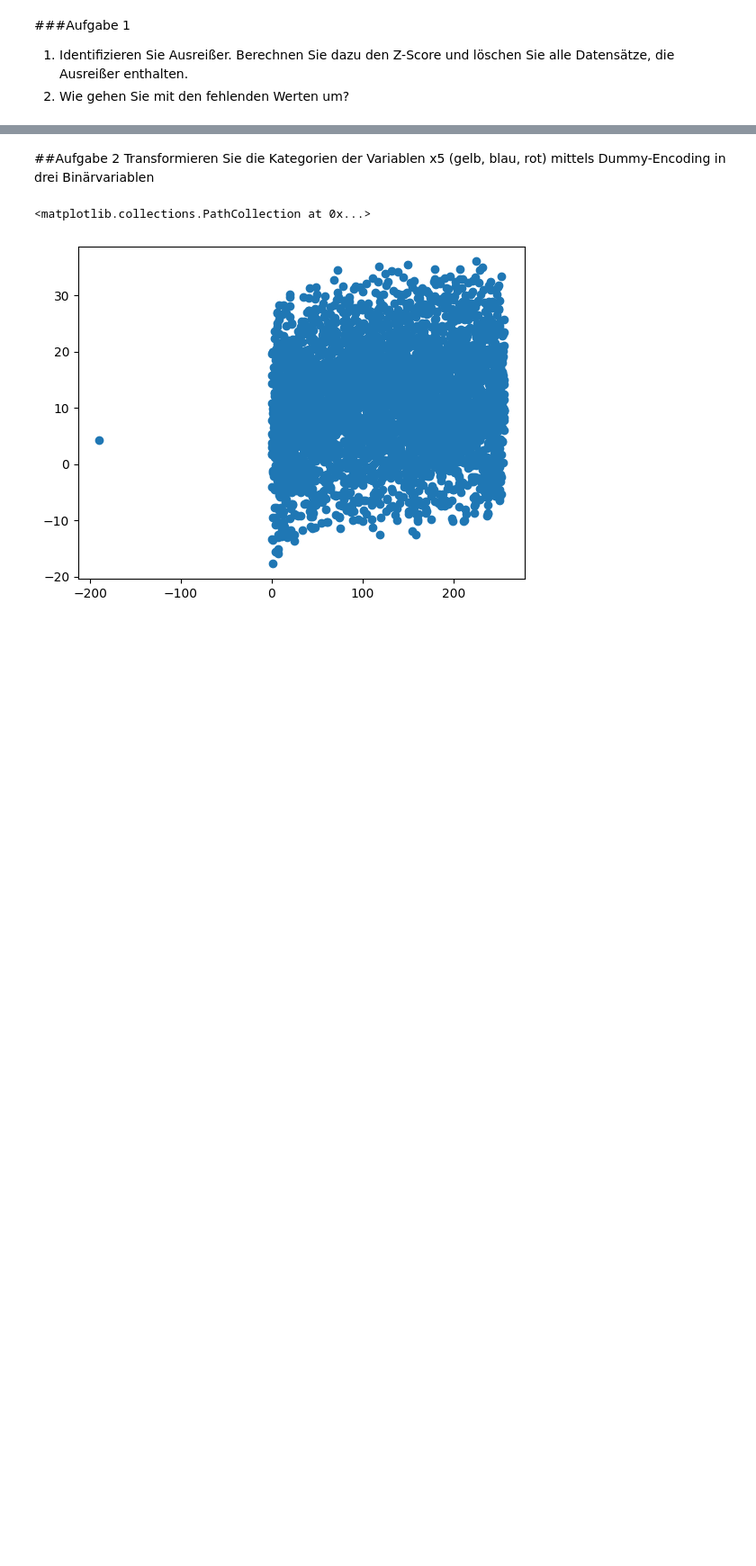
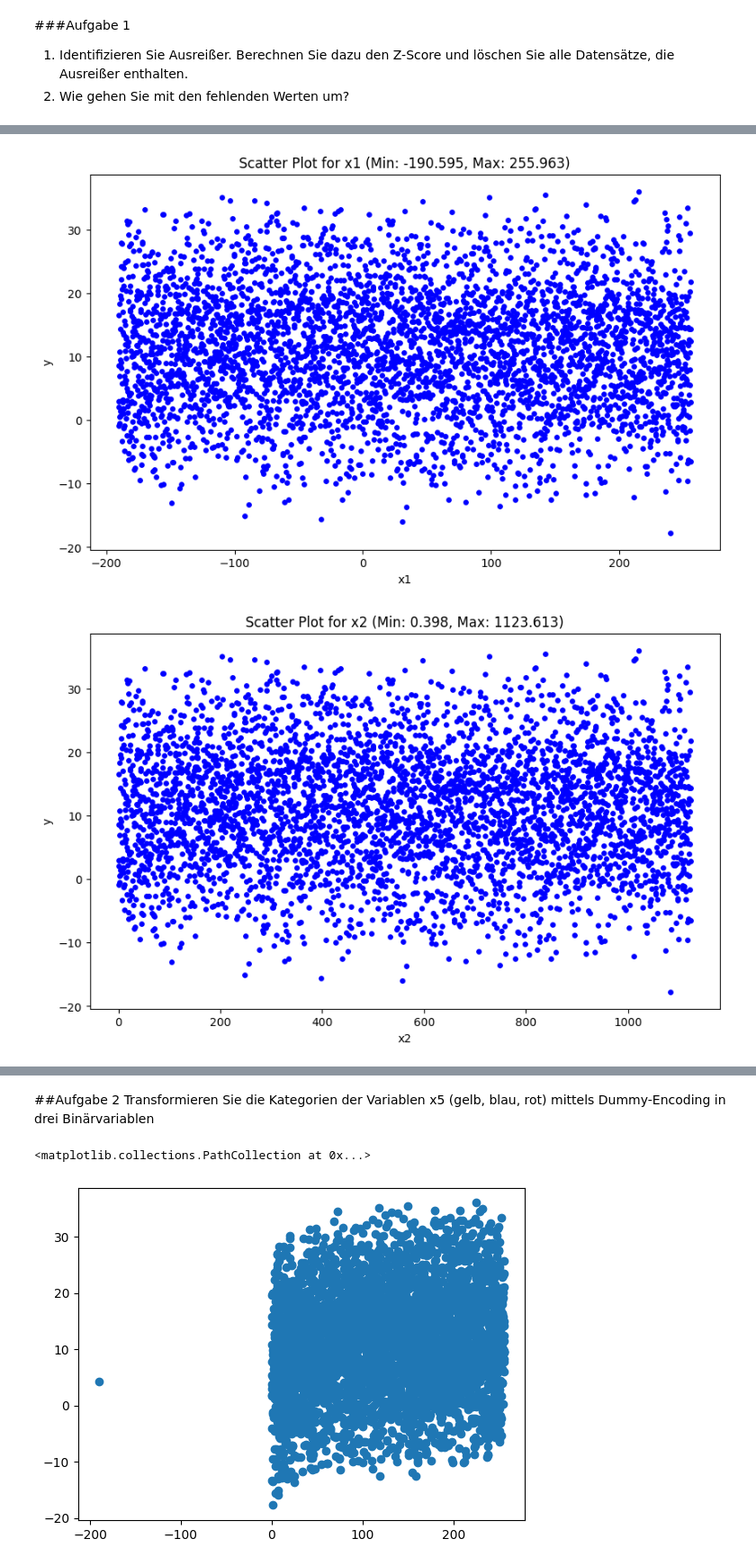
Before and after one commit to bilowizra/190503004_BilalcanGules, a Jupyter notebook: BİLALCAN_GÜLEŞ_Hausaufgabe.ipynb, the cells around one changed output, grey strips where cells are left out. Shown at 90% size. Drawn from its saved outputs; the diff is of its cells as text; code cells hidden in the pictures; blank space fills up the shorter version.

Commit message:
Colaboratory kullanılarak oluşturuldu

```diff
--- a/BİLALCAN_GÜLEŞ_Hausaufgabe.ipynb
+++ b/BİLALCAN_GÜLEŞ_Hausaufgabe.ipynb
@@ -32,0 +98,21 @@ dataset.head()
+# %%
+def test_column_data_type(dataset, column_name, expected_data_type):
+    if column_name not in dataset.columns:
+        print(f"Column '{column_name}' not found in the dataset.")
+        return False
+
+    if all(isinstance(value, expected_data_type) for value in dataset[column_name]):
+        print(f"All rows in the '{column_name}' column have the expected data type: {expected_data_type.__name__}")
+        return True
+    else:
+        print(f"Not all rows in the '{column_name}' column have the expected data type.")
+        return False
+
+columns_to_test = ['x1', 'x2', 'x3', 'x4', 'y']
+
+for column_name in columns_to_test:
+    result = test_column_data_type(dataset, column_name, float)
+
+result = test_column_data_type(dataset, 'x5', int)
+
+result = test_column_data_type(dataset, 'x6', object)
@@ -37,0 +172,21 @@ dataset.head()
+# %%
+import numpy as np
+
+columns_to_plot = ['x1', 'x2', 'x3', 'x4', 'x5']
+
+for column_name in columns_to_plot:
+    min_value = float(dataset[column_name].min())
+    max_value = float(dataset[column_name].max())
+
+    # Belirli bir aralıkta eşit aralıklı değerler oluştur
+    x_values = np.linspace(min_value, max_value, len(dataset[column_name]))
+
+    plt.figure(figsize=(10, 6))
+    plt.scatter(x_values, dataset['y'], color='blue', s=15)
+    plt.xlabel(column_name)
+    plt.ylabel('y')
+    plt.title(f"Scatter Plot for {column_name} (Min: {min_value}, Max: {max_value})")
+    plt.show()
+# %% [output]
+[figure, added]
+[figure, added]
```
Also changed, not shown: parts of 59 cells of this notebook.
